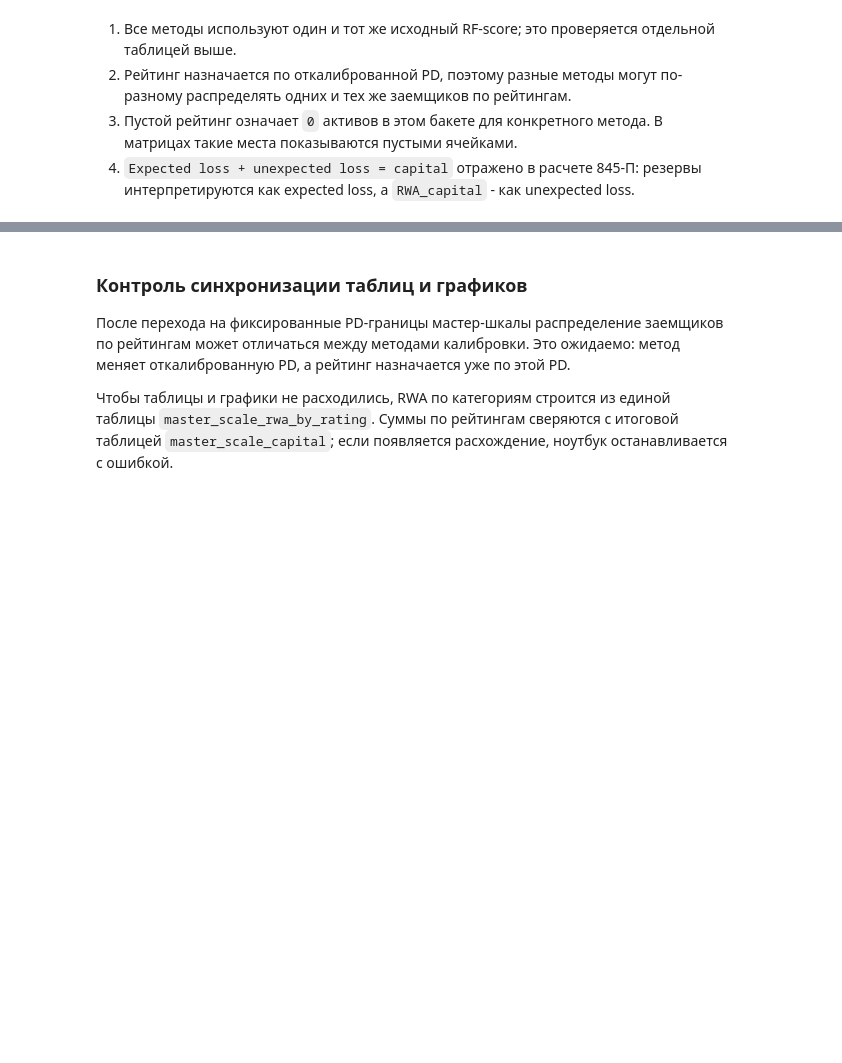
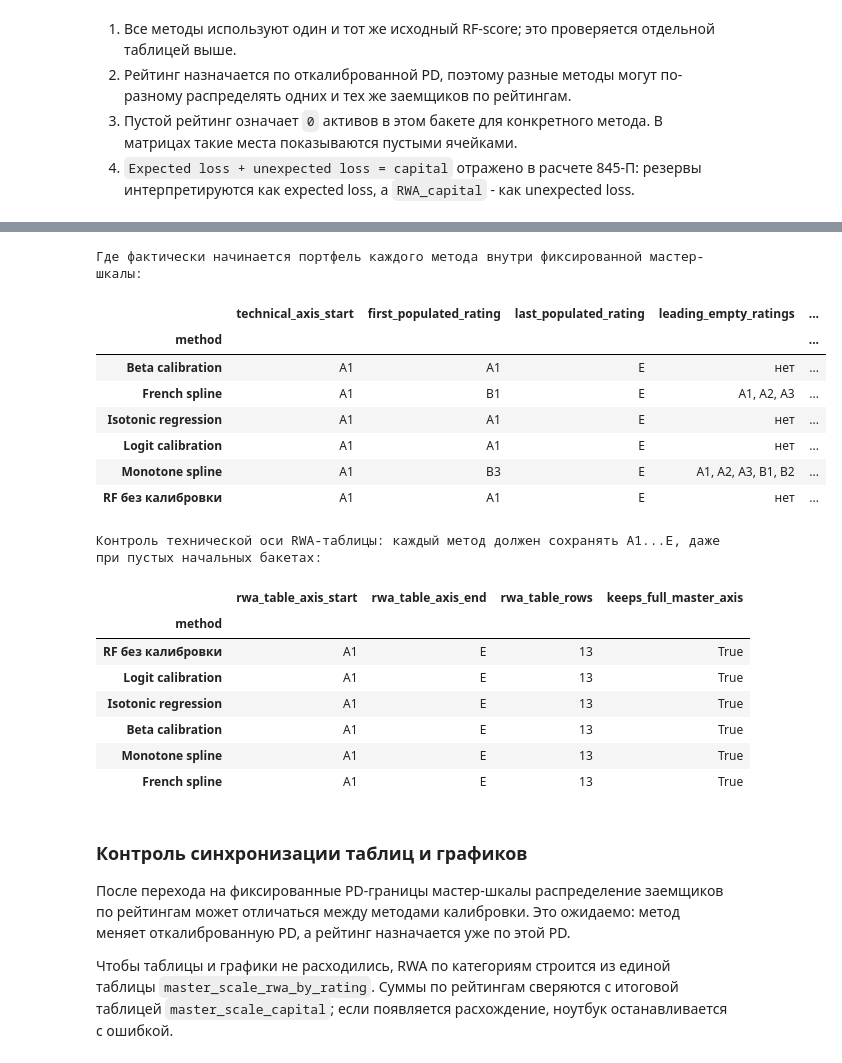
Before and after one commit to ddudenko275-boop/ColebrationTedo, a Jupyter notebook: notebooks/pd_calibration.ipynb, the cells around one changed output, grey strips where cells are left out. Saved outputs shown, nothing was run; the diff lists cells and outputs as text; code cells hidden in the pictures; blank space fills up the shorter version.

```diff
--- a/notebooks/pd_calibration.ipynb
+++ b/notebooks/pd_calibration.ipynb
@@ -1010,3 +797,63 @@ RWA по категориям для того же метода, что испо
+# %%
+first_populated_rows = []
+for method in rating_count_matrix.columns:
+    counts = rating_count_matrix[method]
+    populated = counts[counts > 0]
+    first_rating = populated.index[0] if len(populated) else None
+    last_rating = populated.index[-1] if len(populated) else None
+    leading_empty = list(counts.index[: counts.index.get_loc(first_rating)]) if first_rating is not None else list(counts.index)
+    first_populated_rows.append({
+        "method": method,
+        "technical_axis_start": MASTER_SCALE_RATINGS[0],
+        "first_populated_rating": first_rating,
+        "last_populated_rating": last_rating,
+        "leading_empty_ratings": ", ".join(leading_empty) if leading_empty else "нет",
+        "empty_ratings_before_first": len(leading_empty),
+        "populated_ratings": int((counts > 0).sum()),
+        "total_assets": int(counts.sum()),
+    })
+
+first_populated_diagnostic = pd.DataFrame(first_populated_rows).set_index("method")
+
+rwa_axis_check = (
+    master_scale_rwa_by_rating
+    .assign(rating=lambda x: x["rating"].astype(str))
+    .groupby("method", sort=False)["rating"]
+    .agg(
+        rwa_table_axis_start="first",
+        rwa_table_axis_end="last",
+        rwa_table_rows="size",
+        keeps_full_master_axis=lambda s: list(s) == list(MASTER_SCALE_RATINGS),
+    )
+)
+
+print("Где фактически начинается портфель каждого метода внутри фиксированной мастер-шкалы:")
+display(first_populated_diagnostic)
+
+print("Контроль технической оси RWA-таблицы: каждый метод должен сохранять A1...E, даже при пустых начальных бакетах:")
+display(rwa_axis_check)
+
+if not rwa_axis_check["keeps_full_master_axis"].all():
+    raise ValueError("RWA table lost the common A1...E master-scale axis for at least one method.")
+# %% [output]
+Где фактически начинается портфель каждого метода внутри фиксированной мастер-шкалы:
+|  | technical_axis_start | first_populated_rating | last_populated_rating | leading_empty_ratings | ... |
+| method |  |  |  |  | ... |
+| Beta calibration | A1 | A1 | E | нет | ... |
+| French spline | A1 | B1 | E | A1, A2, A3 | ... |
+| Isotonic regression | A1 | A1 | E | нет | ... |
+| Logit calibration | A1 | A1 | E | нет | ... |
+| Monotone spline | A1 | B3 | E | A1, A2, A3, B1, B2 | ... |
+| RF без калибровки | A1 | A1 | E | нет | ... |
+Контроль технической оси RWA-таблицы: каждый метод должен сохранять A1...E, даже при пустых начальных бакетах:
+|  | rwa_table_axis_start | rwa_table_axis_end | rwa_table_rows | keeps_full_master_axis |
+| method |  |  |  |  |
+| RF без калибровки | A1 | E | 13 | True |
+| Logit calibration | A1 | E | 13 | True |
+| Isotonic regression | A1 | E | 13 | True |
+| Beta calibration | A1 | E | 13 | True |
+| Monotone spline | A1 | E | 13 | True |
+| French spline | A1 | E | 13 | True |
 # %% [markdown]
 ### Контроль синхронизации таблиц и графиков
 
```
Also changed, not shown: parts of 11 cells of this notebook, 2 other files.
